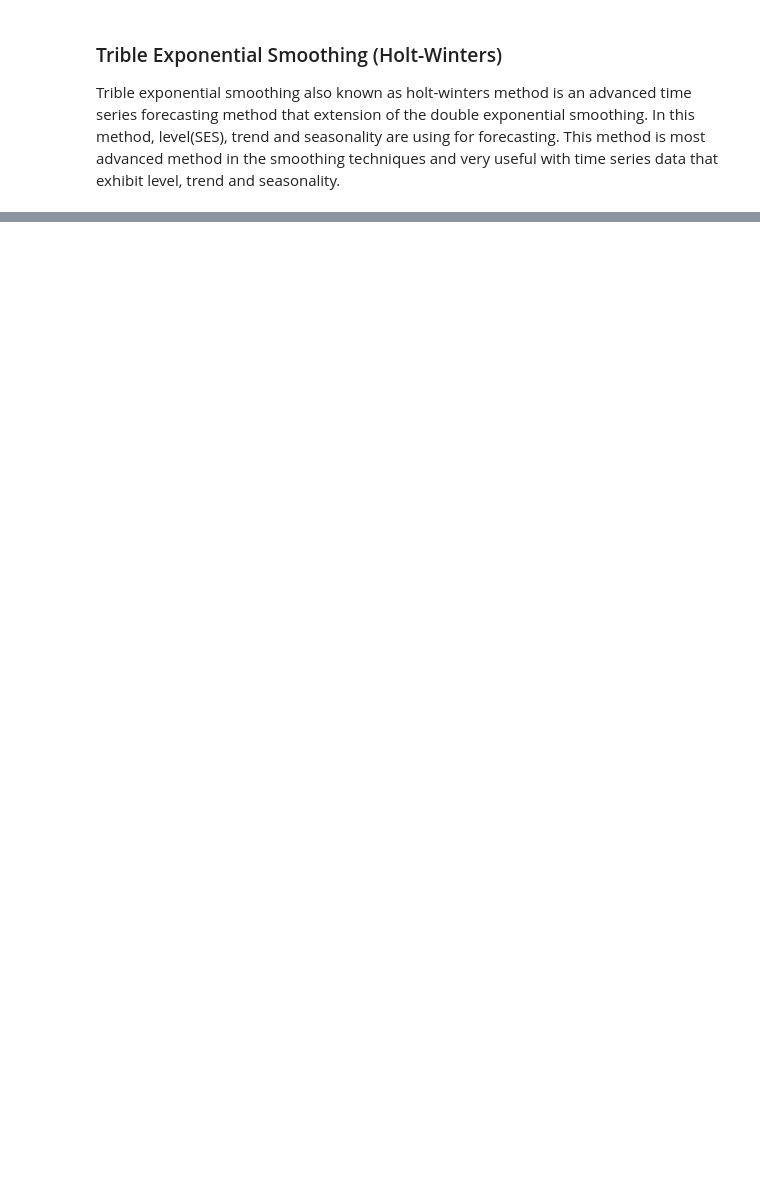
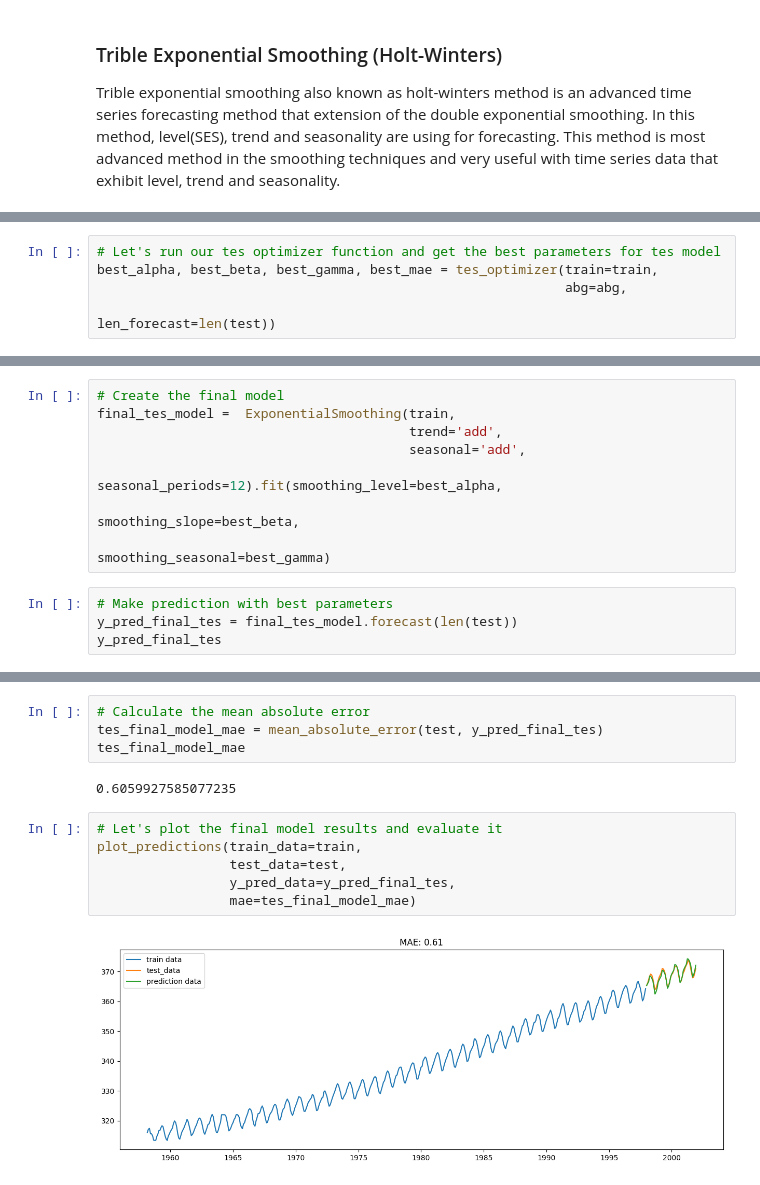
Before and after one commit to SedatParlak/my_data_science_path, a Jupyter notebook: 8_machine_learning/time_series.ipynb, the cells around one changed output, grey strips where cells are left out. Drawn from its saved outputs; the diff is of its cells as text; blank space fills up the shorter version.

```diff
--- a/8_machine_learning/time_series.ipynb
+++ b/8_machine_learning/time_series.ipynb
@@ -532,0 +639,5 @@ Trible exponential smoothing also known as holt-winters method is an advanced ti
+# %%
+# Let's run our tes optimizer function and get the best parameters for tes model
+best_alpha, best_beta, best_gamma, best_mae = tes_optimizer(train=train,
+                                                            abg=abg,
+                                                            len_forecast=len(test))
@@ -532,0 +662,12 @@ Trible exponential smoothing also known as holt-winters method is an advanced ti
+# %%
+# Create the final model
+final_tes_model =  ExponentialSmoothing(train,
+                                        trend='add',
+                                        seasonal='add',
+                                        seasonal_periods=12).fit(smoothing_level=best_alpha,
+                                                                  smoothing_slope=best_beta,
+                                                                  smoothing_seasonal=best_gamma)
+# %%
+# Make prediction with best parameters
+y_pred_final_tes = final_tes_model.forecast(len(test))
+y_pred_final_tes
@@ -532,0 +692,14 @@ Trible exponential smoothing also known as holt-winters method is an advanced ti
+# %%
+# Calculate the mean absolute error
+tes_final_model_mae = mean_absolute_error(test, y_pred_final_tes)
+tes_final_model_mae
+# %% [output]
+0.6059927585077235
+# %%
+# Let's plot the final model results and evaluate it
+plot_predictions(train_data=train,
+                 test_data=test,
+                 y_pred_data=y_pred_final_tes,
+                 mae=tes_final_model_mae)
+# %% [output]
+[figure, added]
```
Also changed, not shown: parts of 99 cells of this notebook.
